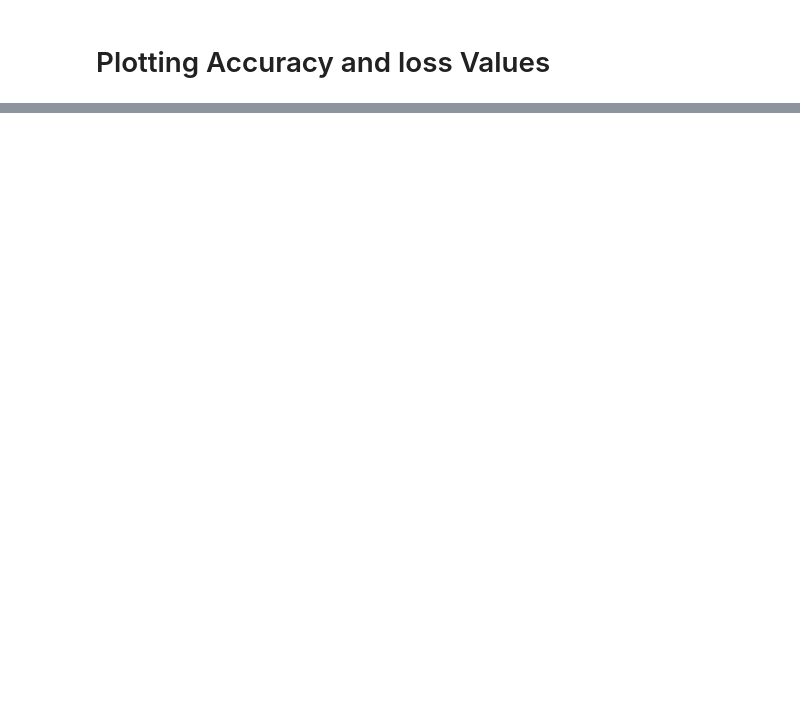
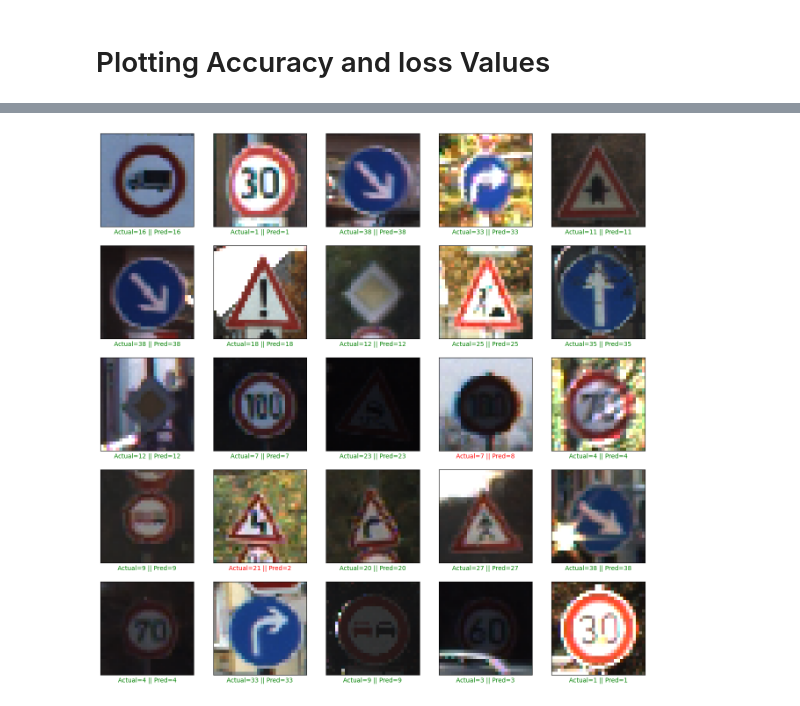
Before and after one commit to Sumanth99999/Traffic-Sign-Recognisation-Using-Deep-Learning, a Jupyter notebook: preprocessing.ipynb, the cells around one changed output, grey strips where cells are left out. Saved outputs shown, nothing was run; the diff lists cells and outputs as text; code cells hidden in the pictures; blank space fills up the shorter version.

```diff
--- a/preprocessing.ipynb
+++ b/preprocessing.ipynb
@@ -299,0 +310,19 @@ Figure(1200x1000)
+# %%
+from sklearn.metrics import accuracy_score
+import pandas as pd
+test_path = 'C:/Users/hp/Desktop/Projects/Python-Project-Traffic-Sign-Classification/Traffic sign classification/'
+Y_test = pd.read_csv(test_path + 'Test.csv')
+test_labels = Y_test["ClassId"].values
+test_images = Y_test["Path"].values
+
+output = list()
+for img in test_images:
+    image = load_img(os.path.join(test_path, img), target_size=(30, 30))
+    output.append(np.array(image))
+
+X_test=np.array(output)
+pred = model.predict(X_test)
+pred=np.argmax(pred, axis=1)
+
+#Accuracy with the test data
+print('Test Data accuracy: ',accuracy_score(test_labels, pred)*100)
@@ -308,0 +334,19 @@ test set accuracy:  99.27314519882202
+# %%
+plt.figure(figsize = (16, 16))
+
+start_index = 0
+for i in range(25):
+    plt.subplot(5, 5, i + 1)
+    plt.grid(False)
+    plt.xticks([])
+    plt.yticks([])
+    prediction = pred[start_index + i]
+    actual = test_labels[start_index + i]
+    col = 'g'
+    if prediction != actual:
+        col = 'r'
+    plt.xlabel('Actual={} || Pred={}'.format(actual, prediction), color = col)
+    plt.imshow(X_test[start_index + i])
+plt.show()
+# %% [output]
+[figure, added]
```
Also changed, not shown: parts of 16 cells of this notebook.
